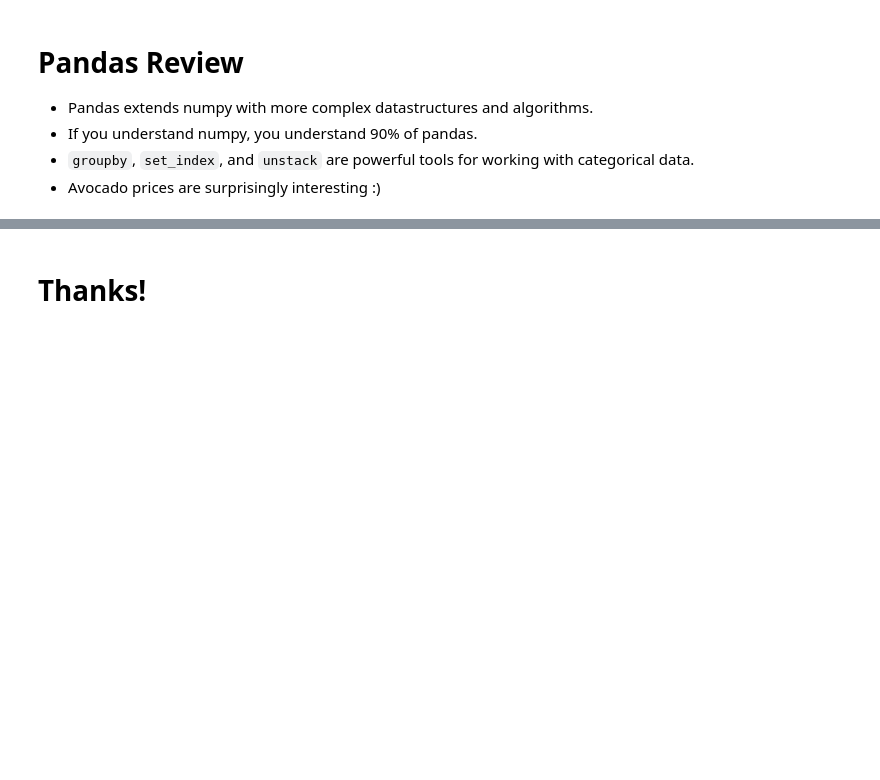
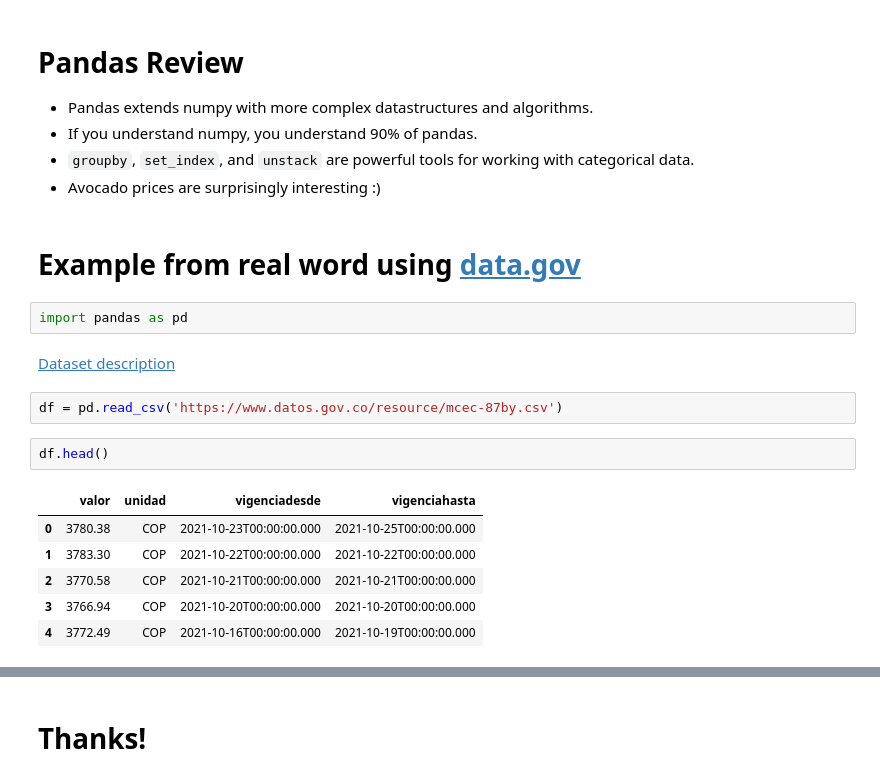
Before and after one commit to nestorsgarzonc/MetNumUN2021II, a Jupyter notebook: Lab2/negarzonc_scottsanderson.ipynb, the cells around one changed output, grey strips where cells are left out. Cells and saved outputs as stored; diff of their text form; blank space fills up the shorter version.

```diff
--- a/Lab2/negarzonc_scottsanderson.ipynb
+++ b/Lab2/negarzonc_scottsanderson.ipynb
@@ -1434,3 +1434,20 @@ ax.set_xticklabels(ax.get_xticklabels(), rotation=45);
 - If you understand numpy, you understand 90% of pandas.
 - `groupby`, `set_index`, and `unstack` are powerful tools for working with categorical data.
 - Avocado prices are surprisingly interesting :)
+# %% [markdown]
+# Example from real word using [data.gov](https://www.datos.gov.co/)
+# %%
+import pandas as pd
+# %% [markdown]
+[Dataset description](https://www.datos.gov.co/Econom-a-y-Finanzas/Tasa-de-Cambio-Representativa-del-Mercado-Historic/mcec-87by)
+# %%
+df = pd.read_csv('https://www.datos.gov.co/resource/mcec-87by.csv')
+# %%
+df.head()
+# %% [output]
+|  | valor | unidad | vigenciadesde | vigenciahasta |
+| 0 | 3780.38 | COP | 2021-10-23T00:00:00.000 | 2021-10-25T00:00:00.000 |
+| 1 | 3783.30 | COP | 2021-10-22T00:00:00.000 | 2021-10-22T00:00:00.000 |
+| 2 | 3770.58 | COP | 2021-10-21T00:00:00.000 | 2021-10-21T00:00:00.000 |
+| 3 | 3766.94 | COP | 2021-10-20T00:00:00.000 | 2021-10-20T00:00:00.000 |
+| 4 | 3772.49 | COP | 2021-10-16T00:00:00.000 | 2021-10-19T00:00:00.000 |
```
Also changed, not shown: parts of 9 cells of this notebook.
